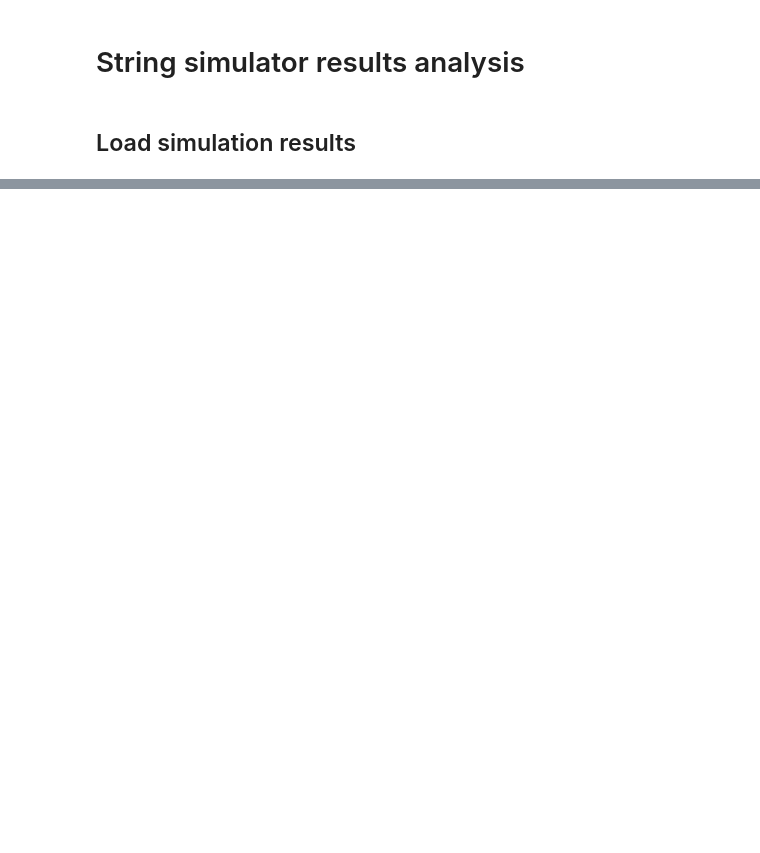
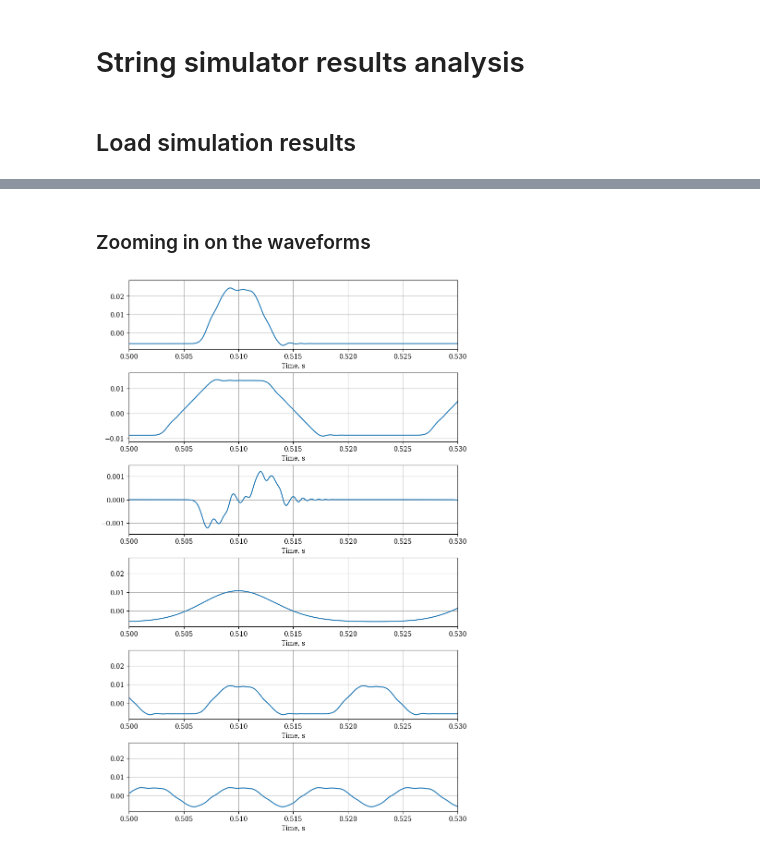
Before and after one commit to ELFREELAND/string_instrument, a Jupyter notebook: analysis.ipynb, the cells around one changed output, grey strips where cells are left out. Drawn from its saved outputs; the diff is of its cells as text; code cells hidden in the pictures; blank space fills up the shorter version.

```diff
--- a/analysis.ipynb
+++ b/analysis.ipynb
@@ -53,2 +56,22 @@ ValueError: x and y must have same first dimension, but have shapes (48000,) and
+# %% [markdown]
+### Zooming in on the waveforms
+# %%
+f, (ax1, ax2, ax3, ax4, ax5, ax6) = plt.subplots(nrows=6, figsize=(8, 12), layout="constrained")
+
+ax1.plot(s_op_p["t"], s_op_p["y"][400,:])
+ax2.plot(s_op_n["t"], s_op_n["y"][400,:])
+ax3.plot(s_op_h["t"], s_op_h["y"][400,:])
+ax4.plot(s_palm["t"], s_palm["y"][400,:])
+ax5.plot(s_har2["t"], s_har2["y"][400,:])
+ax6.plot(s_har3["t"], s_har3["y"][400,:])
+
+for a in (ax1, ax2, ax3, ax4, ax5, ax6):
+    a.grid(True)
+    a.set_xlim(0.5, 0.53)
+    a.set_xlabel("Time, s")
+
+plt.savefig("analysis_images/waveform_small.png", dpi=100)
+# %% [output]
+[figure, added]
 # %% [markdown]
 ## Fourier transforms of displacement
```
Also changed, not shown: parts of 7 cells of this notebook, 9 other files.
